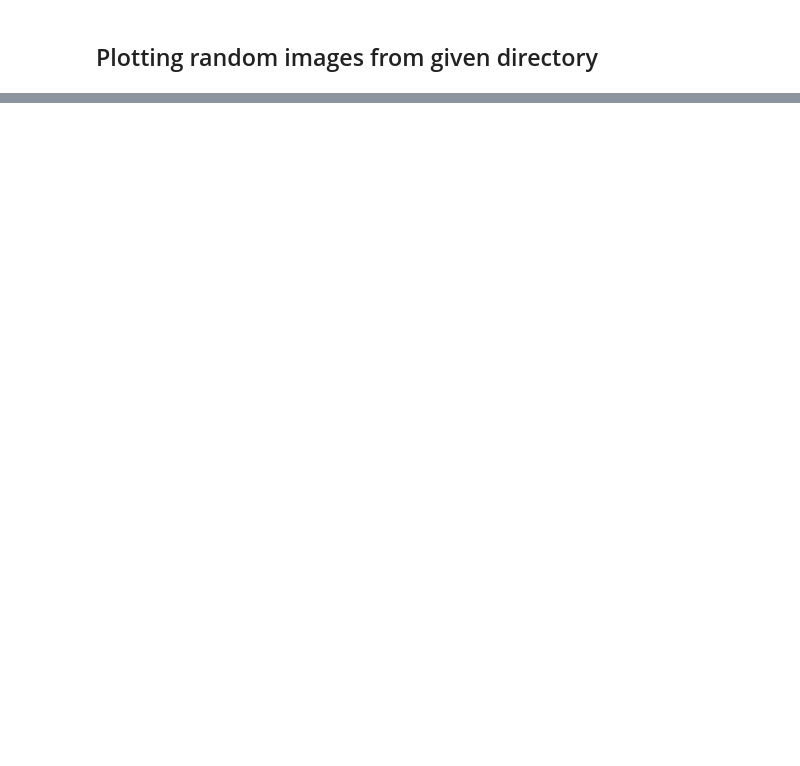
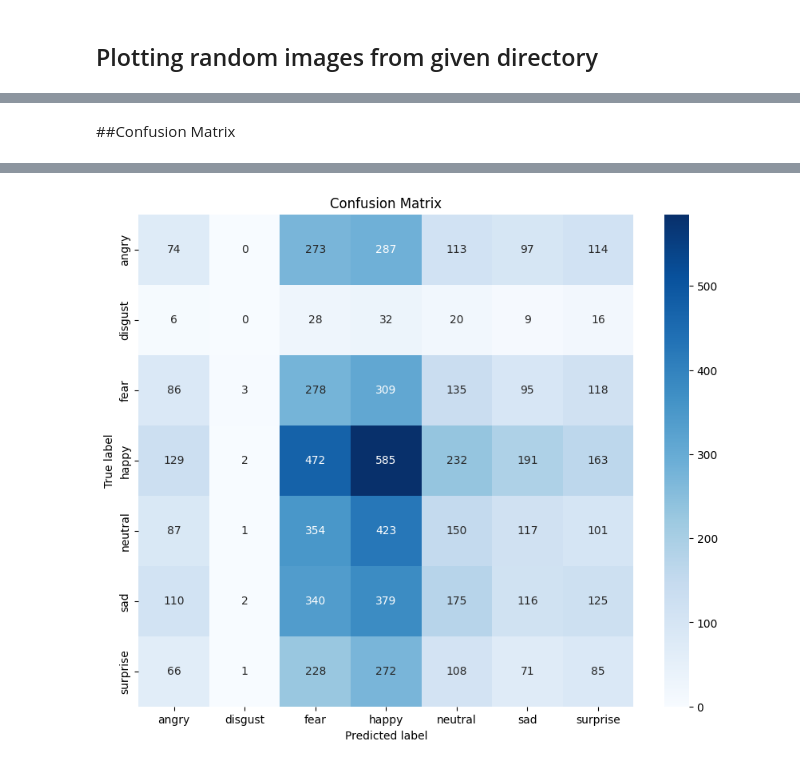
Before and after one commit to parasgodhani01/Emotion-Detection, a Jupyter notebook: main.ipynb, the cells around one changed output, grey strips where cells are left out. Saved outputs shown, nothing was run; the diff lists cells and outputs as text; code cells hidden in the pictures; blank space fills up the shorter version.

```diff
--- a/main.ipynb
+++ b/main.ipynb
@@ -210,0 +371,10 @@ plot_images_from_directory(angry_directory_path, class_name = 'surprise')
+# %%
+# Callback to reduce learning rate
+reduce_lr = ReduceLROnPlateau(monitor='val_loss',
+                              factor=0.2,
+                              patience=6,
+                              verbose=1,
+                              min_delta=0.0001)
+# %%
+# Aggregating all callbacks into a list
+callbacks = [checkpoint, earlystop, reduce_lr]  # Adjusted as per your use-case
@@ -210,0 +387,4 @@ plot_images_from_directory(angry_directory_path, class_name = 'surprise')
+# %%
+train_steps_per_epoch = train_generator.samples // train_generator.batch_size + 1
+validation_steps_epoch = validation_generator.samples // validation_generator.batch_size + 1
+test_steps_epoch = test_generator.samples // test_generator.batch_size + 1
@@ -210,0 +401,9 @@ plot_images_from_directory(angry_directory_path, class_name = 'surprise')
+# %%
+history = model.fit(
+    train_generator,
+    steps_per_epoch=train_steps_per_epoch,
+    epochs=10,
+    validation_data=validation_generator,
+    validation_steps=validation_steps_epoch,
+    callbacks=callbacks
+)
@@ -210,0 +430,19 @@ plot_images_from_directory(angry_directory_path, class_name = 'surprise')
+# %% [markdown]
+##Confusion Matrix
+# %%
+# Assuming your true_classes and predicted_classes are already defined
+true_classes = test_generator.classes
+predicted_classes = np.argmax(model.predict(test_generator, steps=int(np.ceil(test_generator.samples/test_generator.batch_size))), axis=1) # Convert steps to an integer
+class_labels = list(test_generator.class_indices.keys())
+
+# Generate the confusion matrix
+cm = confusion_matrix(true_classes, predicted_classes)
+
+# Plotting with seaborn
+plt.figure(figsize=(10, 8))
+sns.heatmap(cm, annot=True, fmt="d", cmap="Blues", xticklabels=class_labels, yticklabels=class_labels)
+plt.title('Confusion Matrix')
+plt.ylabel('True label')
+plt.xlabel('Predicted label')
+plt.show()
+# %% [output]
@@ -210,0 +450 @@ plot_images_from_directory(angry_directory_path, class_name = 'surprise')
+[figure, added]
```
Also changed, not shown: parts of 38 cells of this notebook.
